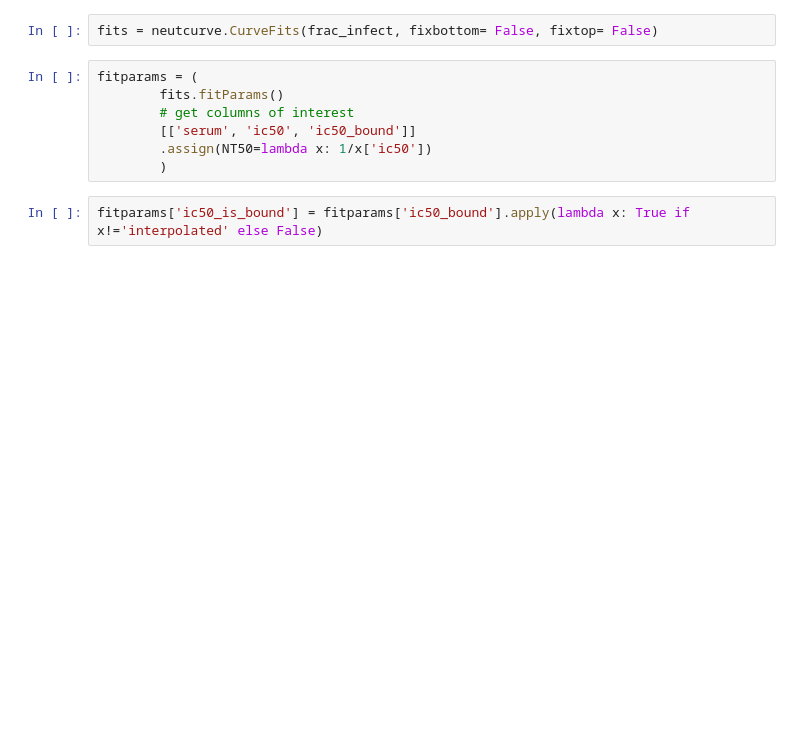
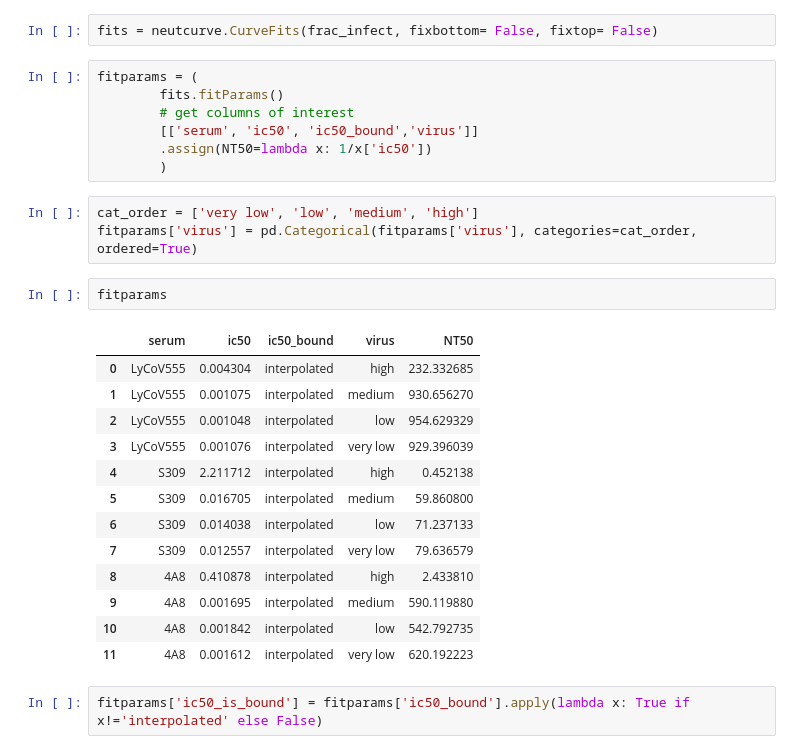
Before and after one commit to jbloomlab/Ace2_expression_neuts, a Jupyter notebook: virus_neutralization_mAbs.ipynb, the cells around one changed output. Saved outputs shown, nothing was run; the diff lists cells and outputs as text; blank space fills up the shorter version.

```diff
--- a/virus_neutralization_mAbs.ipynb
+++ b/virus_neutralization_mAbs.ipynb
@@ -52,9 +68,28 @@ fits = neutcurve.CurveFits(frac_infect, fixbottom= False, fixtop= False)
 fitparams = (
         fits.fitParams()
         # get columns of interest
-        [['serum', 'ic50', 'ic50_bound']]
+        [['serum', 'ic50', 'ic50_bound','virus']]
         .assign(NT50=lambda x: 1/x['ic50'])
         )
+# %%
+cat_order = ['very low', 'low', 'medium', 'high']
+fitparams['virus'] = pd.Categorical(fitparams['virus'], categories=cat_order, ordered=True)
+# %%
+fitparams
+# %% [output]
+|  | serum | ic50 | ic50_bound | virus | NT50 |
+| 0 | LyCoV555 | 0.004304 | interpolated | high | 232.332685 |
+| 1 | LyCoV555 | 0.001075 | interpolated | medium | 930.656270 |
+| 2 | LyCoV555 | 0.001048 | interpolated | low | 954.629329 |
+| 3 | LyCoV555 | 0.001076 | interpolated | very low | 929.396039 |
+| 4 | S309 | 2.211712 | interpolated | high | 0.452138 |
+| 5 | S309 | 0.016705 | interpolated | medium | 59.860800 |
+| 6 | S309 | 0.014038 | interpolated | low | 71.237133 |
+| 7 | S309 | 0.012557 | interpolated | very low | 79.636579 |
+| 8 | 4A8 | 0.410878 | interpolated | high | 2.433810 |
+| 9 | 4A8 | 0.001695 | interpolated | medium | 590.119880 |
+| 10 | 4A8 | 0.001842 | interpolated | low | 542.792735 |
+| 11 | 4A8 | 0.001612 | interpolated | very low | 620.192223 |
 # %%
 fitparams['ic50_is_bound'] = fitparams['ic50_bound'].apply(lambda x: True if x!='interpolated' else False)
 # %% [markdown]
```
Also changed, not shown: parts of 2 cells of this notebook, 15 other files.
